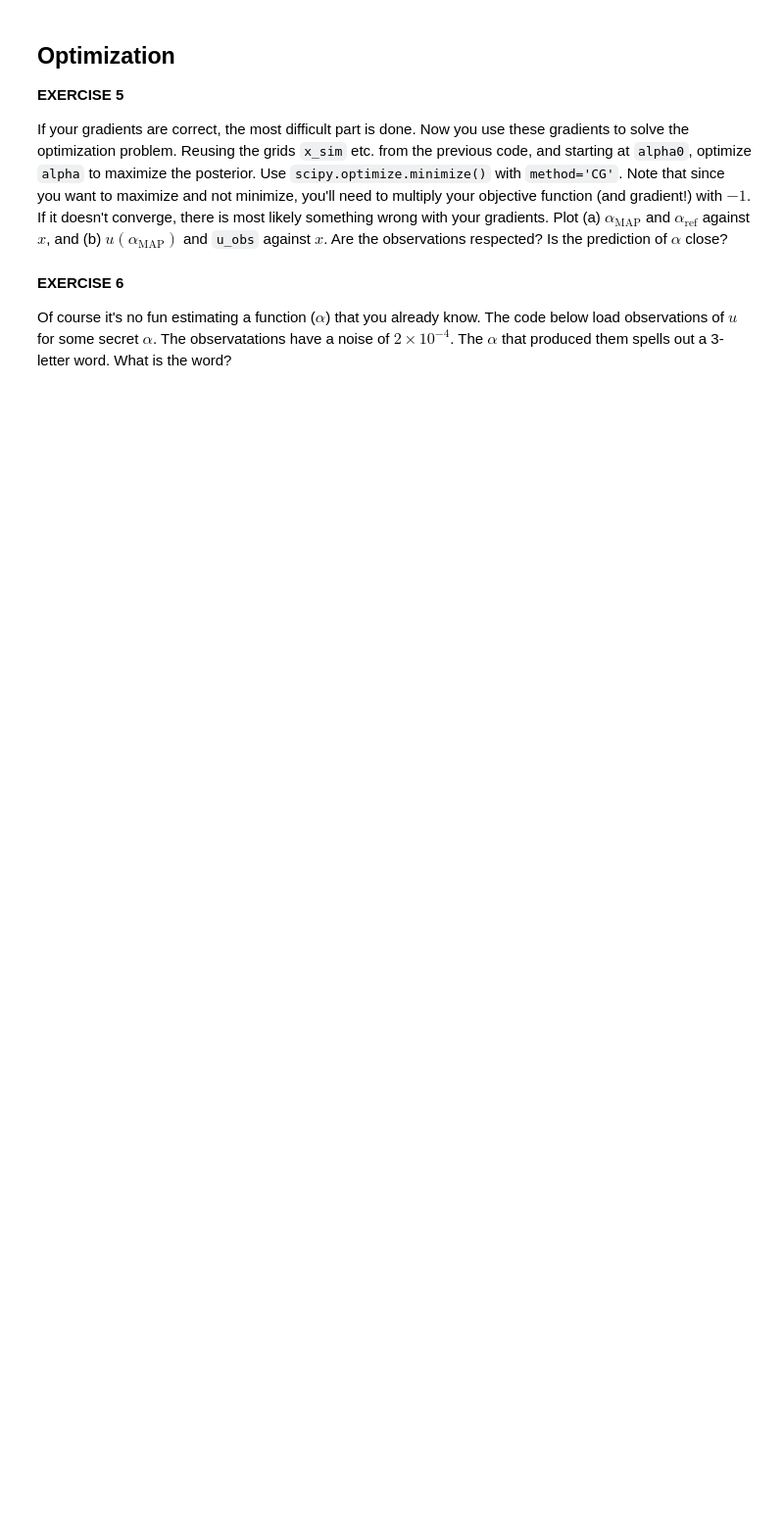
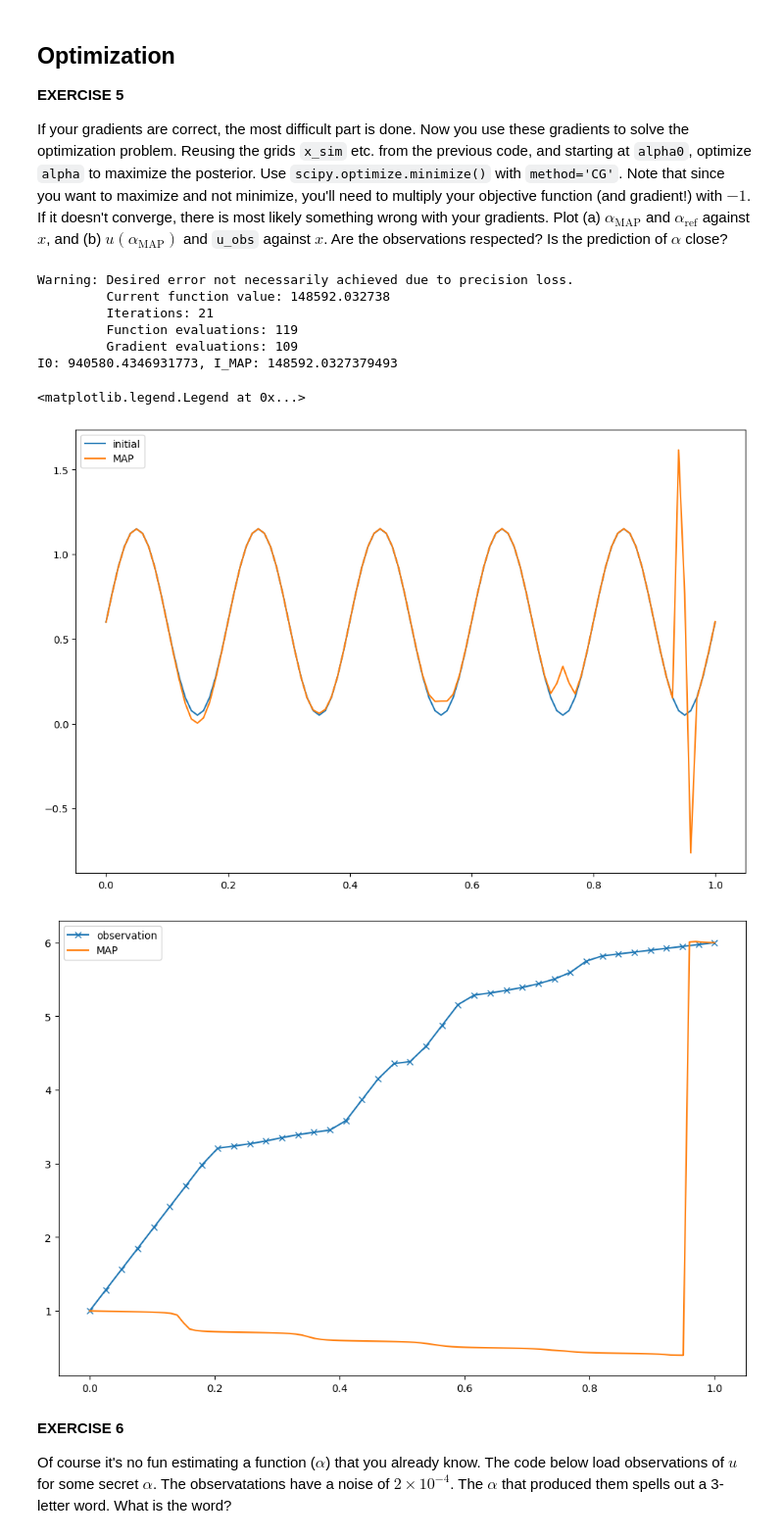
Before and after one commit to msahirs/CFD_IV, a Jupyter notebook: Tutorial4.ipynb, the cells around one changed output. Shown: that part at 98% size. Cells and saved outputs as stored; diff of their text form; code cells hidden in the pictures; blank space fills up the shorter version.

```diff
--- a/Tutorial4.ipynb
+++ b/Tutorial4.ipynb
@@ -659,6 +675,53 @@ Text(0.5, 0, 'u')
 **EXERCISE 5**
 
 If your gradients are correct, the most difficult part is done.  Now you use these gradients to solve the optimization problem.  Reusing the grids `x_sim` etc. from the previous code, and starting at `alpha0`, optimize `alpha` to maximize the posterior.  Use `scipy.optimize.minimize()` with `method='CG'`.  Note that since you want to maximize and not minimize, you'll need to multiply your objective function (and gradient!) with $-1$.  If it doesn't converge, there is most likely something wrong with your gradients.  Plot (a) $\alpha_\mathrm{MAP}$ and $\alpha_\mathrm{ref}$ against $x$, and (b) $u(\alpha_\mathrm{MAP})$ and `u_obs` against $x$.  Are the observations respected?  Is the prediction of $\alpha$ close?
+# %%
+x_sim = np.linspace(0,1,101)
+alpha_sim = alpha_sin(x_sim, amplitude=0.55, frequency=5.)
+
+x_ref = np.linspace(0,1,10001)
+alpha_ref = alpha_sin(x_ref, amplitude=0.55, frequency=5.)
+
+
+alpha0 = alpha_sim
+I0 = objfn.negated_compute_I(alpha0)
+# alpha0 = alpha_ref
+# print(f'alpha0: {alpha0}')
+
+
+# fun = objfn.negated_compute_I(alpha0)
+# print(f'fun: {fun}')
+def callback(xk):
+    print(f"Current parameter value: {xk}")
+# result = minimize(fun = objfn*-1, x0 = alpha0, method='CG', jac =dIdalpha_adjoint)
+# result = minimize(fun = objfn.negated_compute_I(alpha0, objfn.compute_I), x0 = alpha0, method='CG') #, jac =objfn.negated_compute_gradient_adjoint(alpha, objfn.compute_gradient_adjoint))
+result = minimize(fun = objfn.negated_compute_I, x0 = alpha0, method='CG', jac =objfn.negated_compute_gradient_adjoint, options={'disp': True, 'maxiter': 1000}) #, callback = callback)
+alpha_MAP = result.x
+I_MAP = result.fun
+u_alpha_MAP = solve_poisson(alpha_MAP,  0., U0, U1)
+
+print(f'I0: {I0}, I_MAP: {I_MAP}')
+
+plt.figure(figsize=(12,8))
+plt.plot(x_sim, alpha0, label = 'initial')
+plt.plot(x_sim, alpha_MAP, label = 'MAP')
+plt.legend()
+
+
+plt.figure(figsize=(12,8))
+plt.plot(x_obs, u_obs, marker ='x', label = 'observation')
+plt.plot(x_sim, u_alpha_MAP, label = 'MAP')
+plt.legend()
+# %% [output]
+Warning: Desired error not necessarily achieved due to precision loss.
+         Current function value: 148592.032738
+         Iterations: 21
+         Function evaluations: 119
+         Gradient evaluations: 109
+I0: 940580.4346931773, I_MAP: 148592.0327379493
+<matplotlib.legend.Legend at 0x...>
+[figure, added]
+[figure, added]
 # %% [markdown]
 **EXERCISE 6**
 
```
Also changed, not shown: parts of 5 cells of this notebook.
